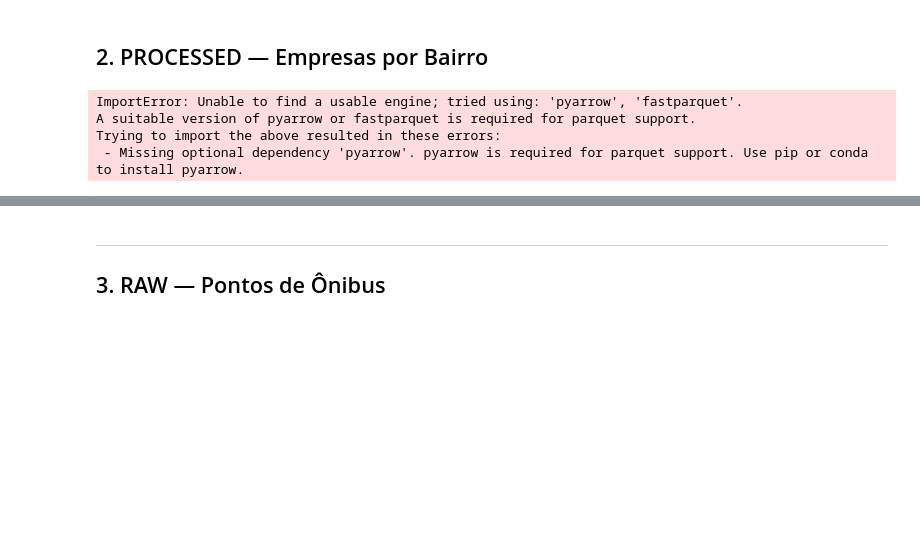
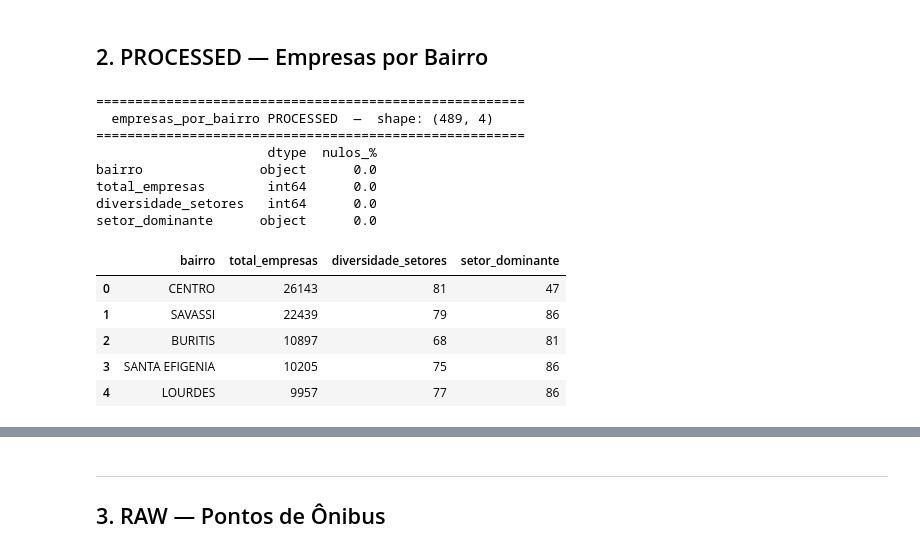
Before and after one commit to ferreirapd/OSPA_Place_Case, a Jupyter notebook: notebooks/exploratory_analysis.ipynb, the cells around one changed output, grey strips where cells are left out. Drawn from its saved outputs; the diff is of its cells as text; code cells hidden in the pictures; blank space fills up the shorter version.

Commit message:
add: adicionando o notebook de análise dos dados RAW e PROCESSED para garantir a qualidade do pipeline de ETL.

```diff
--- a/notebooks/exploratory_analysis.ipynb
+++ b/notebooks/exploratory_analysis.ipynb
@@ -151,14 +151,24 @@ else:
 # %% [markdown]
 ## 2. PROCESSED — Empresas por Bairro
 # %%
-df_eco = pd.read_parquet(PROCESSED / "empresas_por_bairro.parquet")
+df_eco = pd.read_parquet(PROCESSED / "empresas_por_bairro.parquet", engine="pyarrow")
 profile(df_eco, "empresas_por_bairro PROCESSED")
 df_eco.head()
 # %% [output]
-ImportError: Unable to find a usable engine; tried using: 'pyarrow', 'fastparquet'.
-A suitable version of pyarrow or fastparquet is required for parquet support.
-Trying to import the above resulted in these errors:
- - Missing optional dependency 'pyarrow'. pyarrow is required for parquet support. Use pip or conda to install pyarrow.
+=======================================================
+  empresas_por_bairro PROCESSED  —  shape: (489, 4)
+=======================================================
+                      dtype  nulos_%
+bairro               object      0.0
+total_empresas        int64      0.0
+diversidade_setores   int64      0.0
+setor_dominante      object      0.0
+|  | bairro | total_empresas | diversidade_setores | setor_dominante |
+| 0 | CENTRO | 26143 | 81 | 47 |
+| 1 | SAVASSI | 22439 | 79 | 86 |
+| 2 | BURITIS | 10897 | 68 | 81 |
+| 3 | SANTA EFIGENIA | 10205 | 75 | 86 |
+| 4 | LOURDES | 9957 | 77 | 86 |
 # %%
 fig, axes = plt.subplots(1, 2, figsize=(14, 4))
 
```
Also changed, not shown: parts of 18 cells of this notebook.
